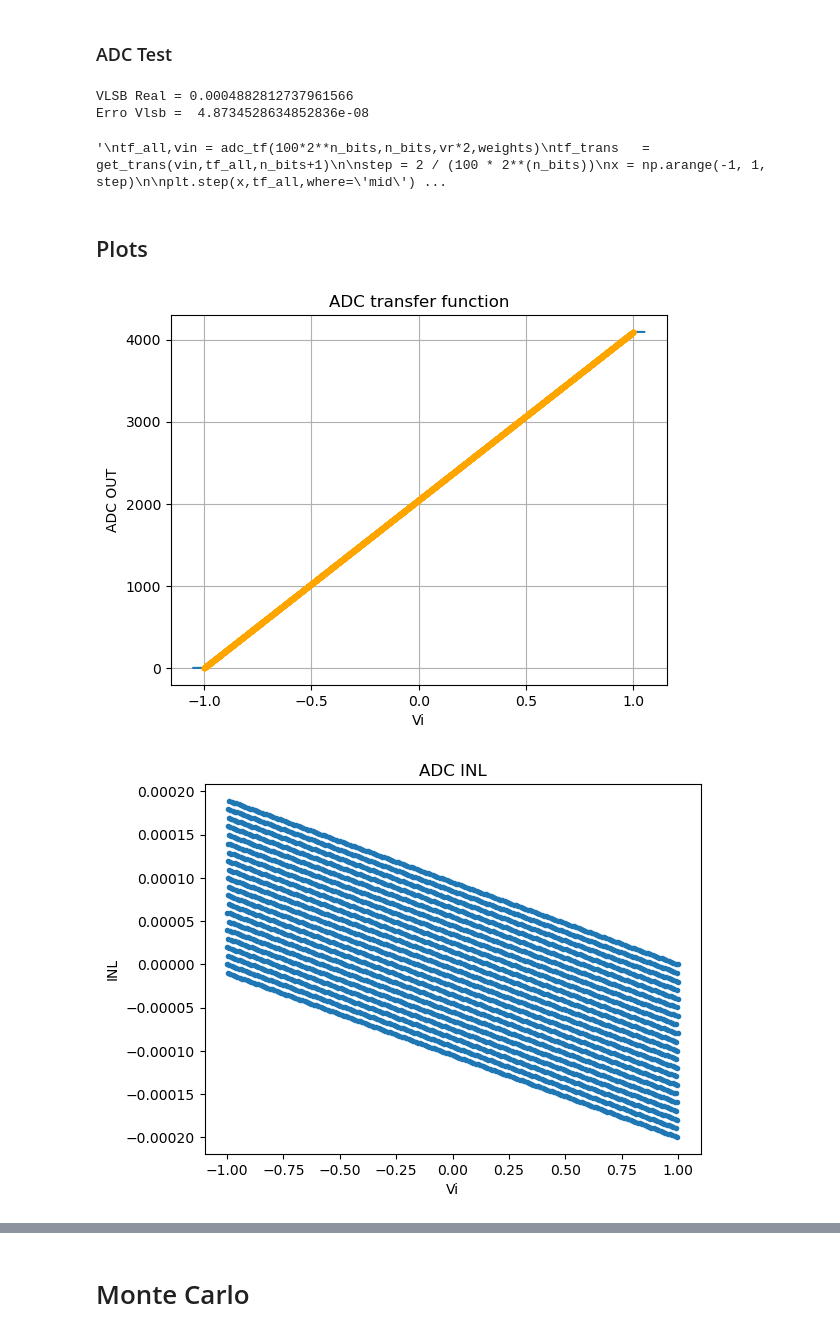
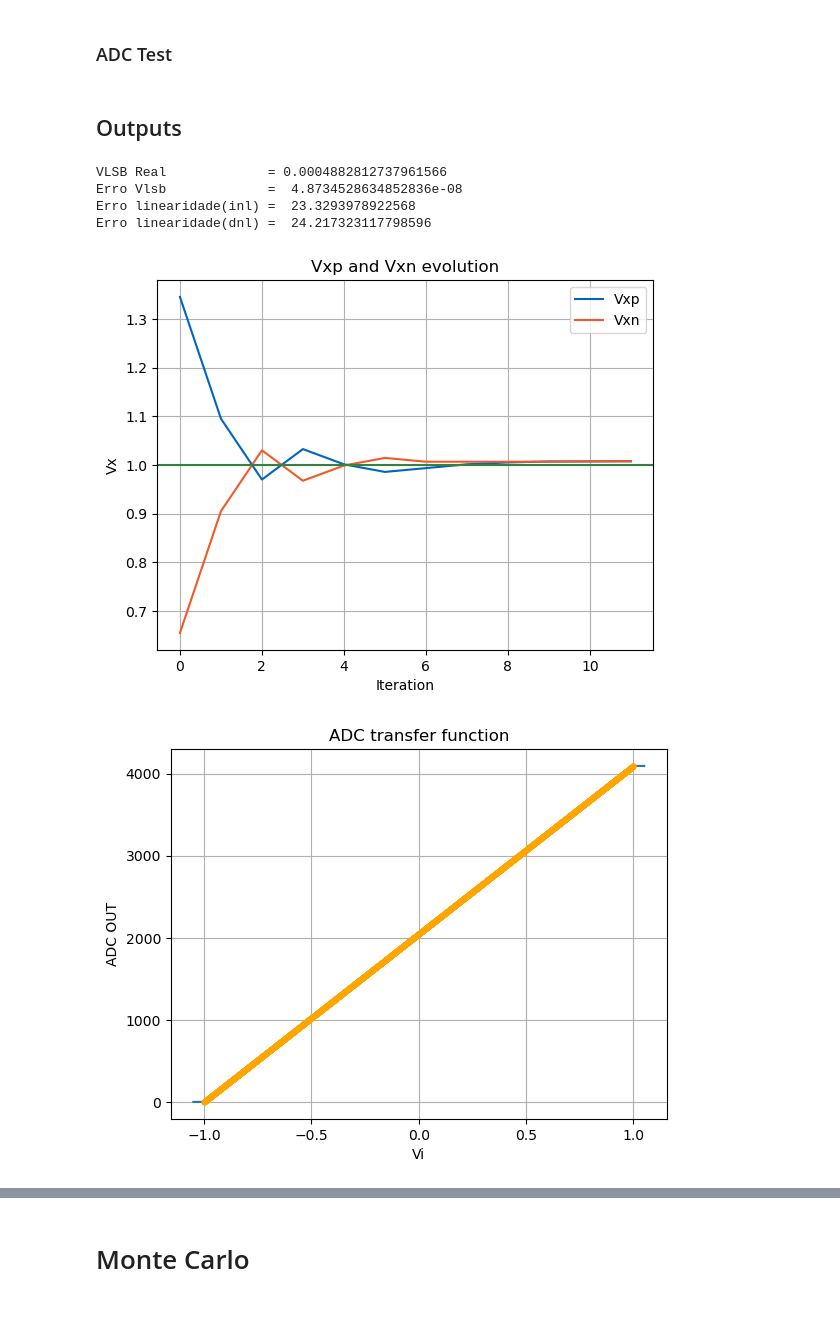
Before and after one commit to MartimAgostinho/CS-Lab1, a Jupyter notebook: PythonScripts/SAR_ADC copy.ipynb, the cells around one changed output, grey strips where cells are left out. Saved outputs shown, nothing was run; the diff lists cells and outputs as text; code cells hidden in the pictures.

```diff
--- a/PythonScripts/SAR_ADC copy.ipynb
+++ b/PythonScripts/SAR_ADC copy.ipynb
@@ -8,6 +8,10 @@ from sympy import *
 import matplotlib.pyplot as plt
 from numba.typed import List
 from numba import njit, prange
+
+Blue    = (       0, 101/255, 189/255 )
+Green   = (  52/255, 129/255,  65/255 )
+Orange  = ( 241/255,  89/255,  41/255 )
 
 #import datetime
 
@@ -292,59 +322,61 @@ tf_all,vin = adc_tf(10000*2**n_bits,n_bits,vr*2,weights,weights)
 vin_trans,code_trans = get_trans(vin,tf_all,n_bits+1)
 
 vlsbreal = adc_lsb(vin_trans)
-print( "VLSB Real = " +str( vlsbreal ))
 vlsbideal = 2/(2**(n_bits+1))
-print( "Erro Vlsb = ", (vlsbreal - vlsbideal)/vlsbideal )
 
 step = 2 / (1000 * 2**(n_bits+1))
 x = np.arange(-1.05, 1.05, step)
 
-inl = adc_inl(vin_trans,vlsbreal)
-dnl = adc_dnl(vin_trans,vlsbreal)
+inl,min_inl,max_inl = adc_inl(vin_trans,vlsbreal)
+dnl,min_dnl,max_dnl = adc_dnl(vin_trans,vlsbreal)
 
-'''
-tf_all,vin = adc_tf(100*2**n_bits,n_bits,vr*2,weights)
-tf_trans   = get_trans(vin,tf_all,n_bits+1)
+lin_inl = adc_lin(max_inl,min_inl,n_bits+1)
+lin_dnl = adc_lin(max_dnl,min_dnl,n_bits+1)
 
-step = 2 / (100 * 2**(n_bits))
-x = np.arange(-1, 1, step)
-
-plt.step(x,tf_all,where='mid')
-plt.step(tf_trans[:,0], tf_trans[:,1], '.', color='orange')
-plt.ylabel("ADC OUT")
-plt.xlabel("Vi")
-plt.title("ADC transfer function")
-#  plt.legend()
-plt.grid(True)
-plt.show()
-'''
+vip_arr,vin_arr = adc_evo(0.69,weights,weights,n_bits)
-# %% [output]
-VLSB Real = 0.0004882812737961566
-Erro Vlsb =  4.8734528634852836e-08
-'\ntf_all,vin = adc_tf(100*2**n_bits,n_bits,vr*2,weights)\ntf_trans   = get_trans(vin,tf_all,n_bits+1)\n\nstep = 2 / (100 * 2**(n_bits))\nx = np.arange(-1, 1, step)\n\nplt.step(x,tf_all,where=\'mid\') ...
 # %% [markdown]
-## Plots
+## Outputs
 # %%
+print( "VLSB Real             = " +str( vlsbreal ))
+print( "Erro Vlsb             = ", (vlsbreal - vlsbideal)/vlsbideal )
+print( "Erro linearidade(inl) = ", lin_inl)
+print( "Erro linearidade(dnl) = ", lin_dnl)
+
+plt.plot([i for i in range(n_bits+1)],vip_arr,label="Vxp",color=Blue)
+plt.plot([i for i in range(n_bits+1)],vin_arr,label="Vxn",color=Orange)
+plt.axhline(y=1,color=Green)
+plt.ylabel("Vx")
+plt.xlabel("Iteration")
+plt.title("Vxp and Vxn evolution")
+plt.legend()
+plt.grid(True)
+plt.show()
+
+
 plt.step(vin,tf_all,where='mid')
 plt.step(vin_trans, code_trans, '.', color='orange')
 plt.ylabel("ADC OUT")
 plt.xlabel("Vi")
 plt.title("ADC transfer function")
 #  plt.legend()
 plt.grid(True)
 plt.show()
 
 plt.step(vin_trans,inl,'.',label="INL")
 plt.ylabel("INL")
 plt.xlabel("Vi")
 plt.title("ADC INL")
 plt.show()
 
 plt.step(vin_trans[:-1],dnl,'.',label="DNL")
 plt.ylabel("DNL")
 plt.xlabel("Vi")
 plt.title("ADC DNL")
 plt.show()
 # %% [output]
+VLSB Real             = 0.0004882812737961566
+Erro Vlsb             =  4.8734528634852836e-08
+Erro linearidade(inl) =  23.3293978922568
+Erro linearidade(dnl) =  24.217323117798596
-[figure, old version]
+[figure, new version]
-[figure, old version]
+[figure, new version]
```
Also changed, not shown: parts of 6 cells of this notebook, 2 other files.
